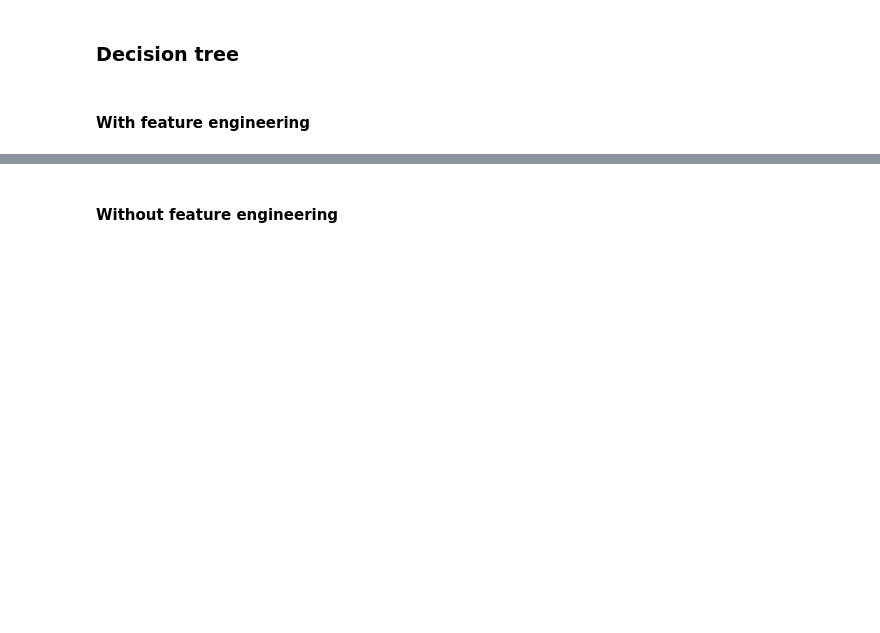
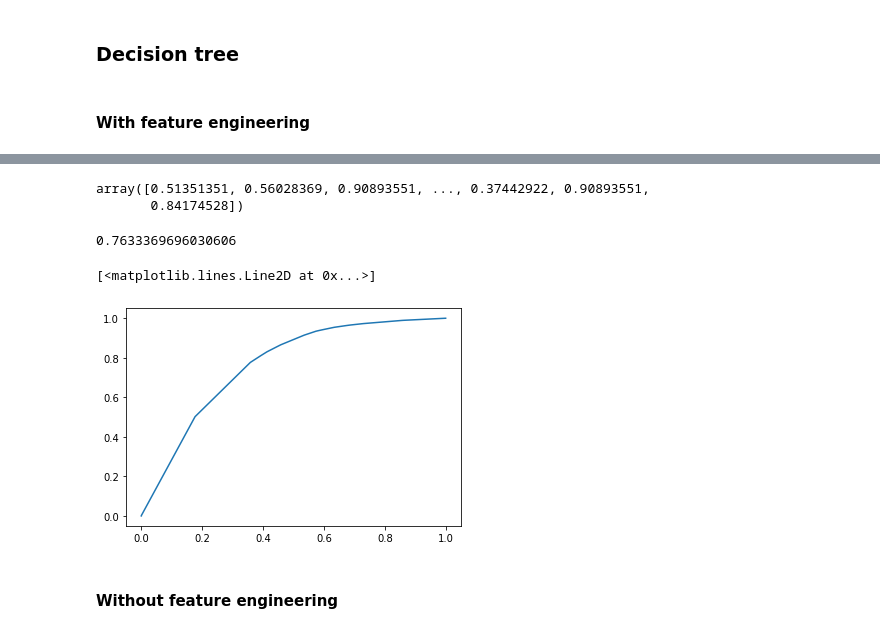
Before and after one commit to gerald-liu/credit-card-default-prediction, a Jupyter notebook: notebook.ipynb, the cells around one changed output, grey strips where cells are left out. Cells and saved outputs as stored; diff of their text form; code cells hidden in the pictures; blank space fills up the shorter version.

```diff
--- a/notebook.ipynb
+++ b/notebook.ipynb
@@ -535,3 +963,21 @@ print(classification_report(y1, DTM1_pred))
+# %%
+DTM1_proba = DTM1_best.predict_proba(X1)
+DTM1_proba = DTM1_proba[:,0]
+DTM1_proba
+# %% [output]
+array([0.51351351, 0.56028369, 0.90893551, ..., 0.37442922, 0.90893551,
+       0.84174528])
+# %%
+fpr, tpr, thresholds = roc_curve(y1,DTM1_proba,pos_label=0)
+# %%
+auc(fpr, tpr)
+# %% [output]
+0.7633369696030606
+# %%
+plt.plot(fpr,tpr)
+# %% [output]
+[<matplotlib.lines.Line2D at 0x...>]
+[figure, added]
 # %% [markdown]
 #### Without feature engineering
 # %%
```
Also changed, not shown: parts of 122 cells of this notebook.
